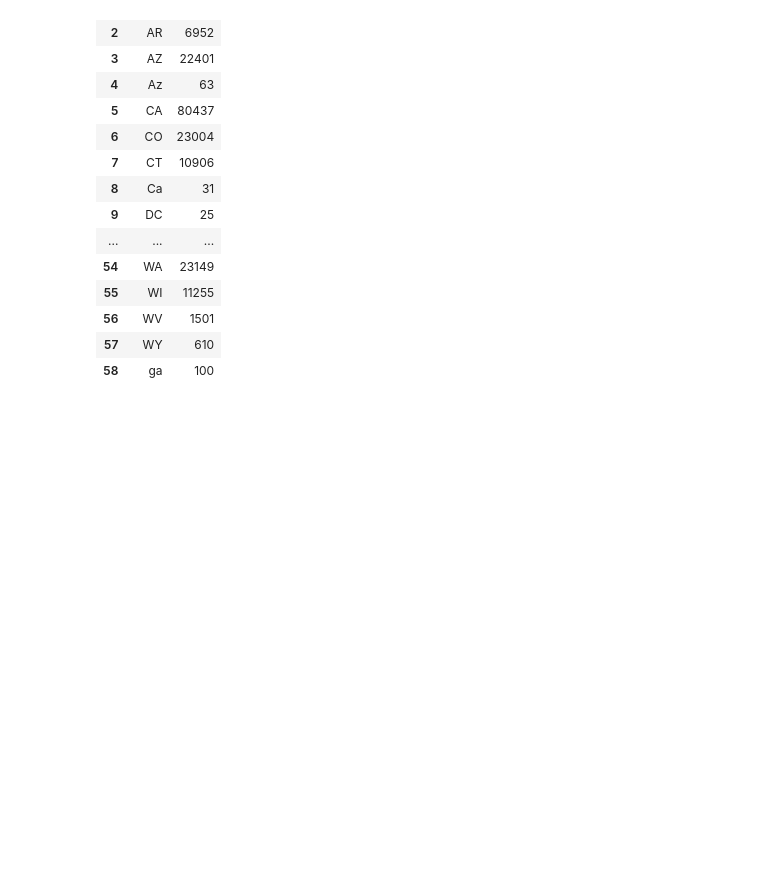
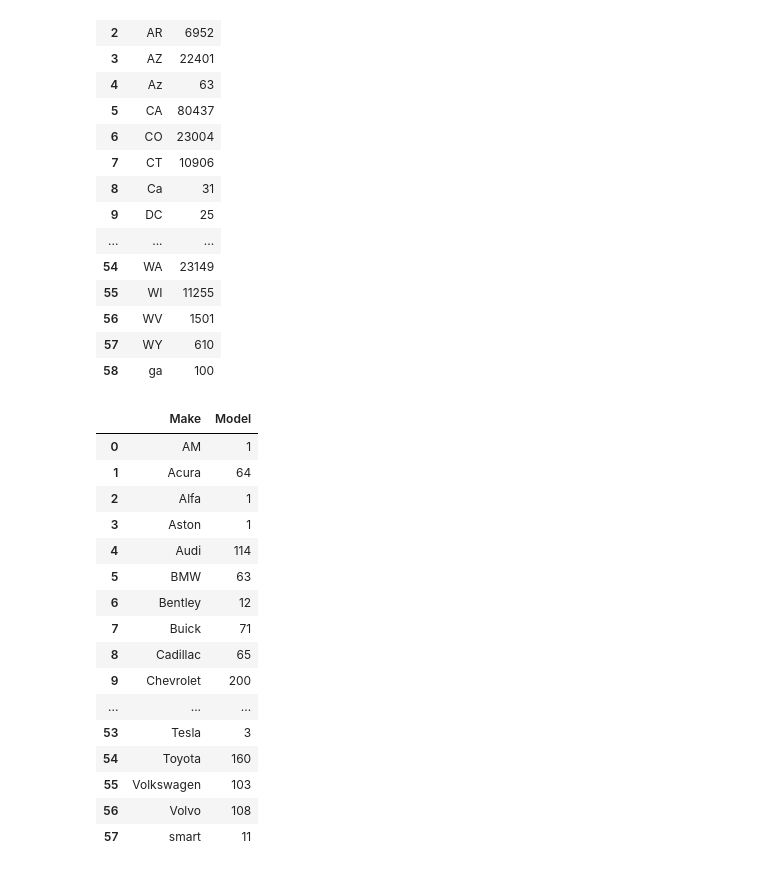
Before and after one commit to muhammadarkan01/Project-from-RevoU, a Jupyter notebook: EDA.ipynb, the cells around one changed output. Cells and saved outputs as stored; diff of their text form; code cells hidden in the pictures; blank space fills up the shorter version.

```diff
--- a/EDA.ipynb
+++ b/EDA.ipynb
@@ -85,3 +85,25 @@ count_city_state
 | 56 | WV | 1501 |
 | 57 | WY | 610 |
 | 58 | ga | 100 |
+# %%
+# Count group by Make-Model
+count_make_model_nunqie = df.groupby('Make')['Model'].nunique().reset_index()
+count_make_model_nunqie
+# %% [output]
+|  | Make | Model |
+| 0 | AM | 1 |
+| 1 | Acura | 64 |
+| 2 | Alfa | 1 |
+| 3 | Aston | 1 |
+| 4 | Audi | 114 |
+| 5 | BMW | 63 |
+| 6 | Bentley | 12 |
+| 7 | Buick | 71 |
+| 8 | Cadillac | 65 |
+| 9 | Chevrolet | 200 |
+| ... | ... | ... |
+| 53 | Tesla | 3 |
+| 54 | Toyota | 160 |
+| 55 | Volkswagen | 103 |
+| 56 | Volvo | 108 |
+| 57 | smart | 11 |
```
Also changed, not shown: parts of 1 cell of this notebook.
